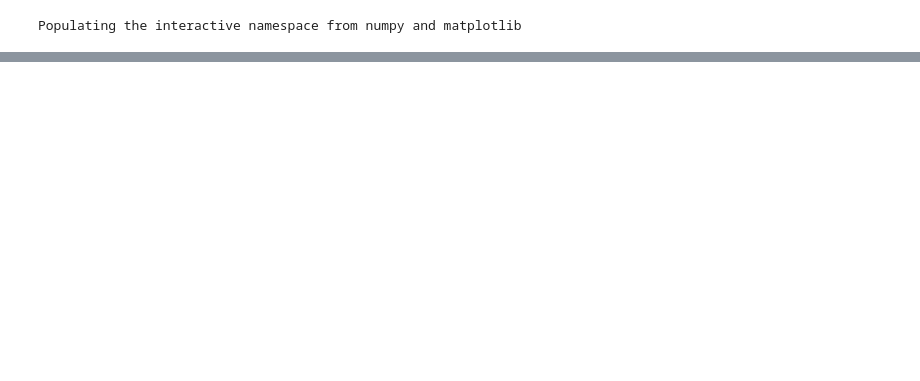
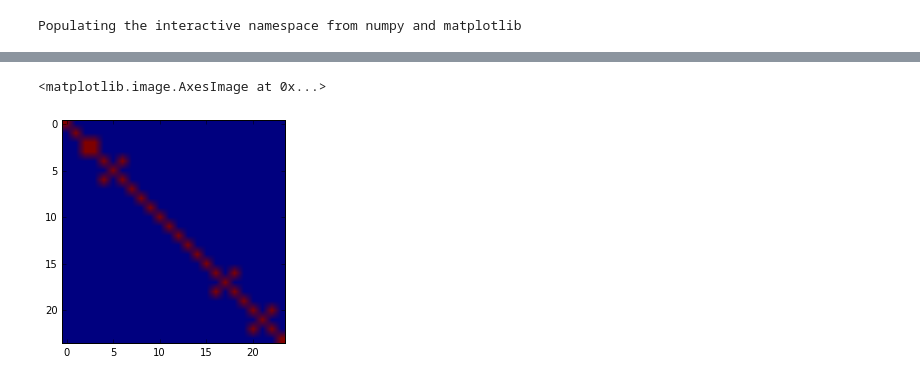
Before and after one commit to JamesPHoughton/Dissertation, a Jupyter notebook: source/Original_Models/Propagating_Edges/Social construction of meaning - framing processes.ipynb, the cells around one changed output, grey strips where cells are left out. Cells and saved outputs as stored; diff of their text form; code cells hidden in the pictures; blank space fills up the shorter version.

```diff
--- a/source/Original_Models/Propagating_Edges/Social construction of meaning - framing processes.ipynb
+++ b/source/Original_Models/Propagating_Edges/Social construction of meaning - framing processes.ipynb
@@ -101,0 +103,6 @@ nx.
+# %%
+s.step()
+plt.imshow(s.mind_similarity())
+# %% [output]
+<matplotlib.image.AxesImage at 0x...>
+[figure, added]
```
Also changed, not shown: parts of 19 cells of this notebook, 5 other files.
